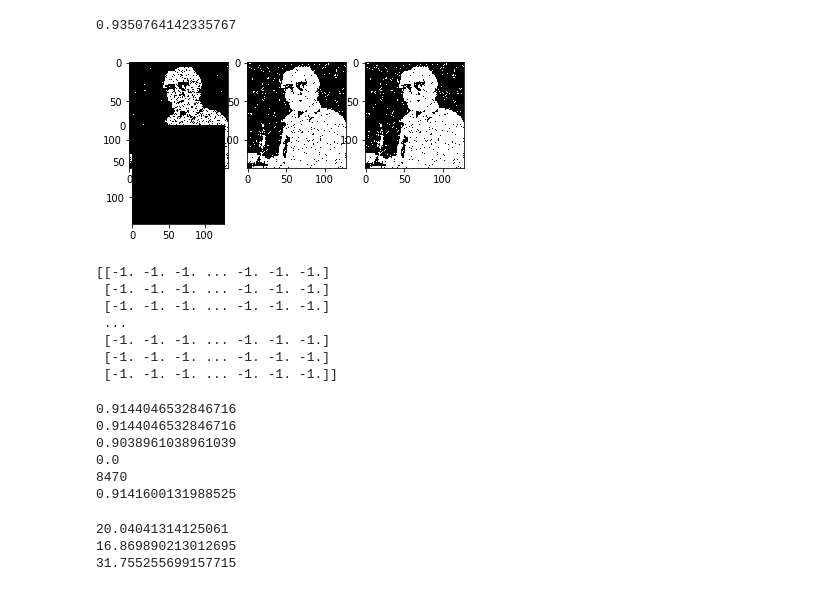
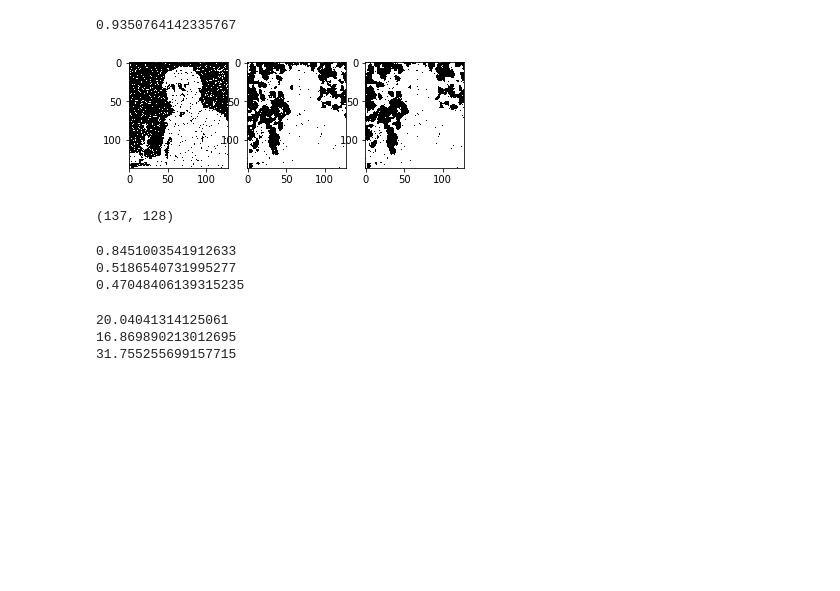
Before and after one commit to kheeran/COMS30007-Machine-Learning, a Jupyter notebook: Inference.ipynb, the cells around one changed output. Drawn from its saved outputs; the diff is of its cells as text; code cells hidden in the pictures; blank space fills up the shorter version.

```diff
--- a/Inference.ipynb
+++ b/Inference.ipynb
@@ -100,8 +100,9 @@ def neighbours(i,j,M,N,size=4):
         n = [(x, y) for (x, y) in n if 0 <= x <= M - 1 and 0 <= y <= N - 1]
         return n
 # %%
-def Li(x, y):
-    return np.exp(-(x - y)**2)
+def Li(x, y, eta=1):
+#     return np.exp(-(x - y)**2)
+    return eta*x*y
 # %%
 def p(x, y, w, M, N):
     prod = 1
@@ -296,34 +297,28 @@ y = im6
 (M, N) = y.shape
 x0 = im
 time1 = -time.time()
-x1 = MFVB(0.11,y,1,M,N)
+x1 = MFVB(0.2,y,1,M,N)
 time1 += time.time()
 
-x2 = MFVB(0.11,y,5,M,N)
-x3 = MFVB(0.11, y,10,M,N)
+x2 = MFVB(0.2,y,5,M,N)
+x3 = MFVB(0.2, y,10,M,N)
 # %%
 fig = plt.figure()
 ax1 = fig.add_subplot(131)
 ax2 = fig.add_subplot (132)
 ax3 = fig.add_subplot (133)
-ax4 = fig.add_subplot (234)
+# ax4 = fig.add_subplot (234)
 
 ax1.imshow(x1,cmap='gray')
 ax2.imshow(x2,cmap='gray')
 ax3.imshow(x3,cmap='gray')
-ax4.imshow(x4,cmap='gray')
+# ax4.imshow(x4,cmap='gray')
 
 plt.show()
 print (y.shape)
 # %% [output]
-[figure, old version]
+[figure, new version]
-[[-1. -1. -1. ... -1. -1. -1.]
- [-1. -1. -1. ... -1. -1. -1.]
- [-1. -1. -1. ... -1. -1. -1.]
- ...
- [-1. -1. -1. ... -1. -1. -1.]
- [-1. -1. -1. ... -1. -1. -1.]
- [-1. -1. -1. ... -1. -1. -1.]]
+(137, 128)
 # %%
 sum1 = 0
 sum2 = 0
@@ -344,18 +339,14 @@ for i in range (0,M):
         if not((2*x0[i,j]-1)==x3[i,j]):
             sum3 += 1
 
-print (1-np.sum(np.abs((x1 + 1) / 2 -im)) / (x1.shape[0] * x1.shape[1]))
 print (1-sum1/8470)
 print (1-sum2/8470)
 print (1-sum3/8470)
-print (time1)
+# print (time1)
 # %% [output]
-0.9144046532846716
-0.9144046532846716
-0.9038961038961039
-0.0
-8470
-0.9141600131988525
+0.8451003541912633
+0.5186540731995277
+0.47048406139315235
 # %%
 print (timeicm)
 print (timeg)
```
Also changed, not shown: parts of 2 cells of this notebook.
